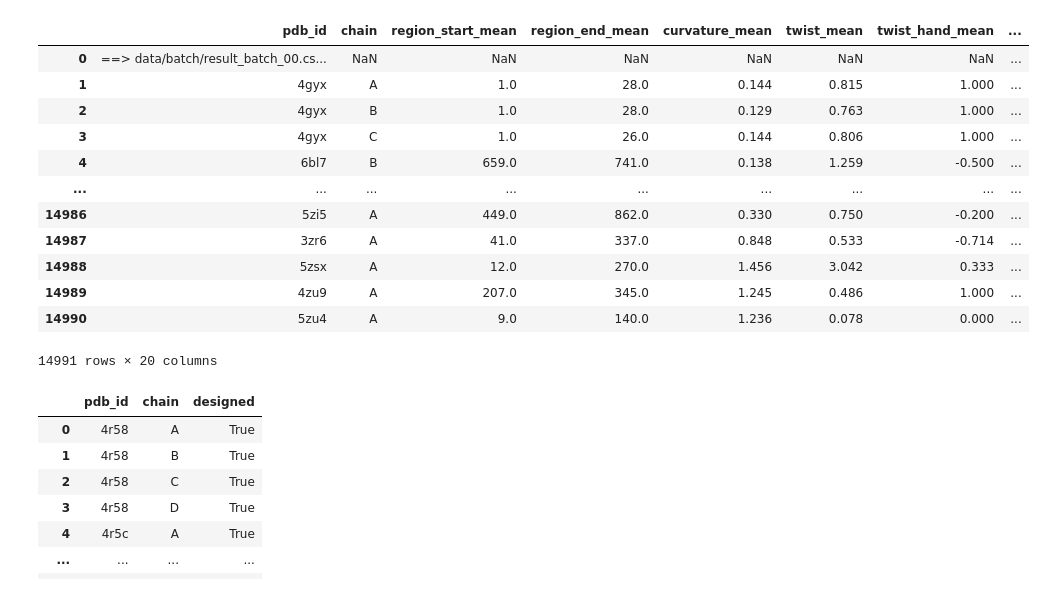
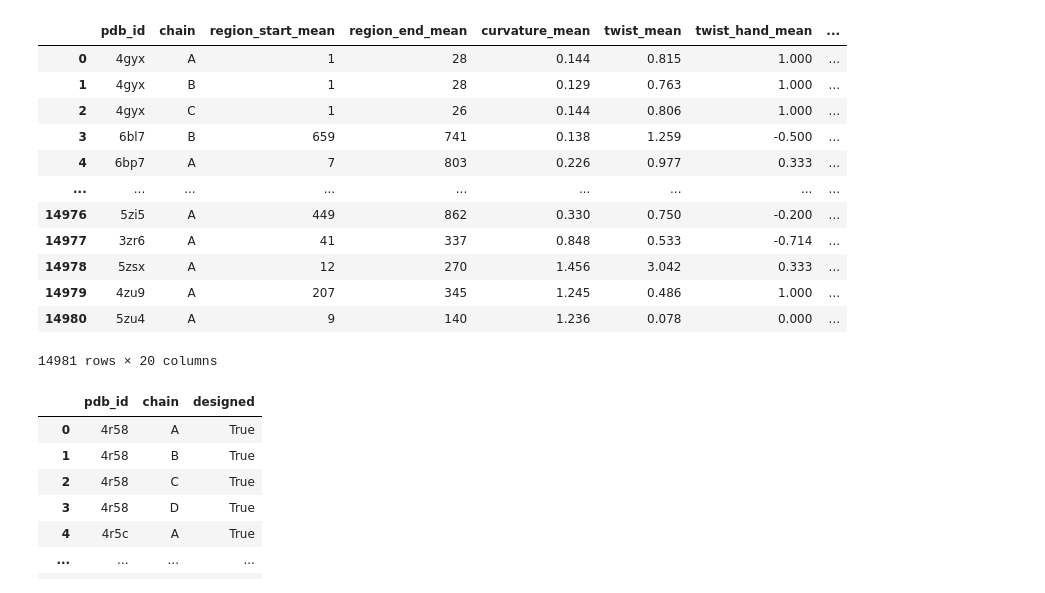
Before and after one commit to BioComputingUP/GeomeTRe_results, a Jupyter notebook: GeomeTRe_analysis.ipynb, the cells around one changed output. Saved outputs shown, nothing was run; the diff lists cells and outputs as text; code cells hidden in the pictures.

```diff
--- a/GeomeTRe_analysis.ipynb
+++ b/GeomeTRe_analysis.ipynb
@@ -9,22 +9,22 @@ from sklearn.manifold import TSNE
 from sklearn.preprocessing import StandardScaler
 # %%
 # GeomeTRe calculated parameters
-geometre_df = pd.read_csv("data/output_repeatsdb4_geometre.csv")
+geometre_df = pd.read_csv("data/geometre/output_repeatsdb4_geometre.csv")
 geometre_df
 # %% [output]
 |  | pdb_id | chain | region_start_mean | region_end_mean | curvature_mean | twist_mean | twist_hand_mean | ... |
-| 0 | ==> data/batch/result_batch_00.cs... | NaN | NaN | NaN | NaN | NaN | NaN | ... |
-| 1 | 4gyx | A | 1.0 | 28.0 | 0.144 | 0.815 | 1.000 | ... |
-| 2 | 4gyx | B | 1.0 | 28.0 | 0.129 | 0.763 | 1.000 | ... |
-| 3 | 4gyx | C | 1.0 | 26.0 | 0.144 | 0.806 | 1.000 | ... |
-| 4 | 6bl7 | B | 659.0 | 741.0 | 0.138 | 1.259 | -0.500 | ... |
+| 0 | 4gyx | A | 1 | 28 | 0.144 | 0.815 | 1.000 | ... |
+| 1 | 4gyx | B | 1 | 28 | 0.129 | 0.763 | 1.000 | ... |
+| 2 | 4gyx | C | 1 | 26 | 0.144 | 0.806 | 1.000 | ... |
+| 3 | 6bl7 | B | 659 | 741 | 0.138 | 1.259 | -0.500 | ... |
+| 4 | 6bp7 | A | 7 | 803 | 0.226 | 0.977 | 0.333 | ... |
 | ... | ... | ... | ... | ... | ... | ... | ... | ... |
-| 14986 | 5zi5 | A | 449.0 | 862.0 | 0.330 | 0.750 | -0.200 | ... |
-| 14987 | 3zr6 | A | 41.0 | 337.0 | 0.848 | 0.533 | -0.714 | ... |
-| 14988 | 5zsx | A | 12.0 | 270.0 | 1.456 | 3.042 | 0.333 | ... |
-| 14989 | 4zu9 | A | 207.0 | 345.0 | 1.245 | 0.486 | 1.000 | ... |
-| 14990 | 5zu4 | A | 9.0 | 140.0 | 1.236 | 0.078 | 0.000 | ... |
+| 14976 | 5zi5 | A | 449 | 862 | 0.330 | 0.750 | -0.200 | ... |
+| 14977 | 3zr6 | A | 41 | 337 | 0.848 | 0.533 | -0.714 | ... |
+| 14978 | 5zsx | A | 12 | 270 | 1.456 | 3.042 | 0.333 | ... |
+| 14979 | 4zu9 | A | 207 | 345 | 1.245 | 0.486 | 1.000 | ... |
+| 14980 | 5zu4 | A | 9 | 140 | 1.236 | 0.078 | 0.000 | ... |
-14991 rows × 20 columns
+14981 rows × 20 columns
 # %%
 # List of designed RepeatDB proteins
 designed_df = pd.read_csv('data/repeatsdb4_designed.tsv', sep='\t')
```
Also changed, not shown: parts of 11 cells of this notebook, 5 other files.
